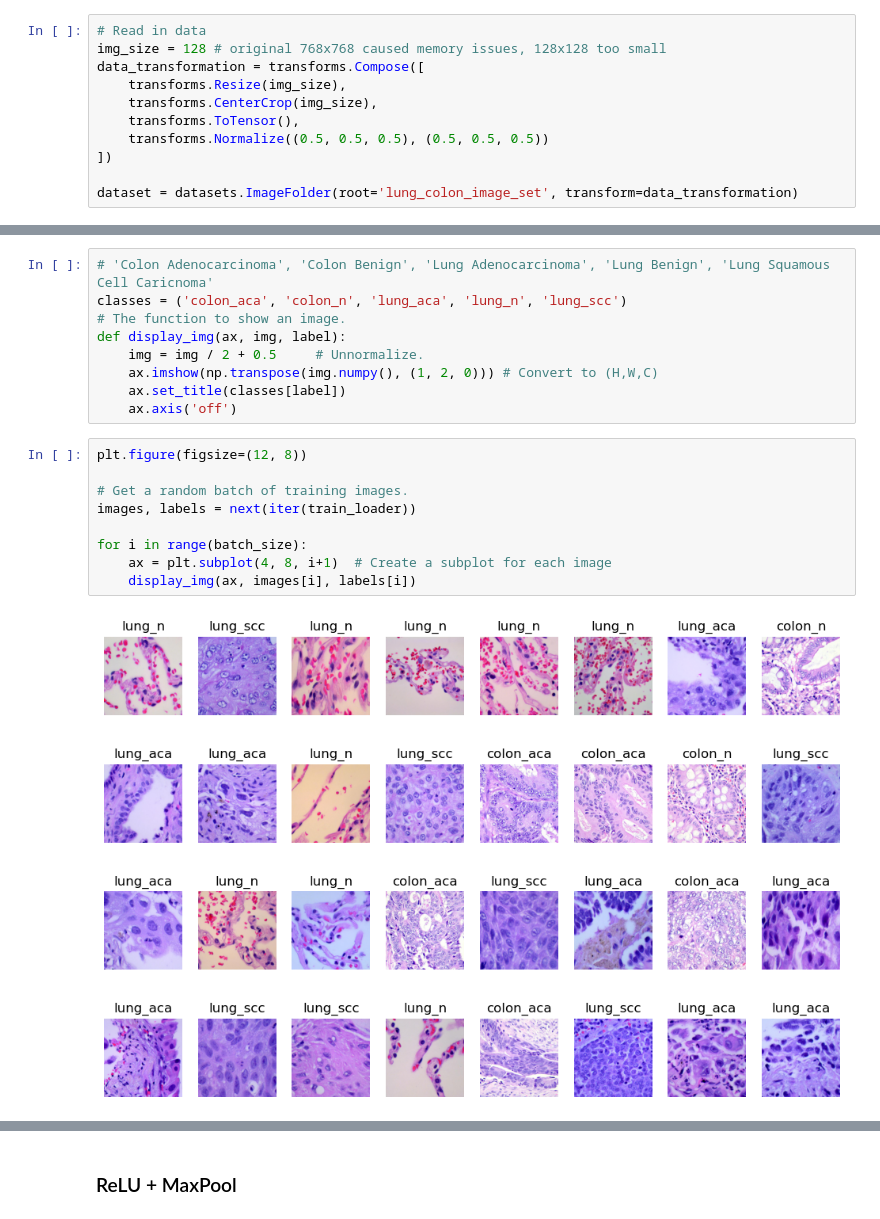
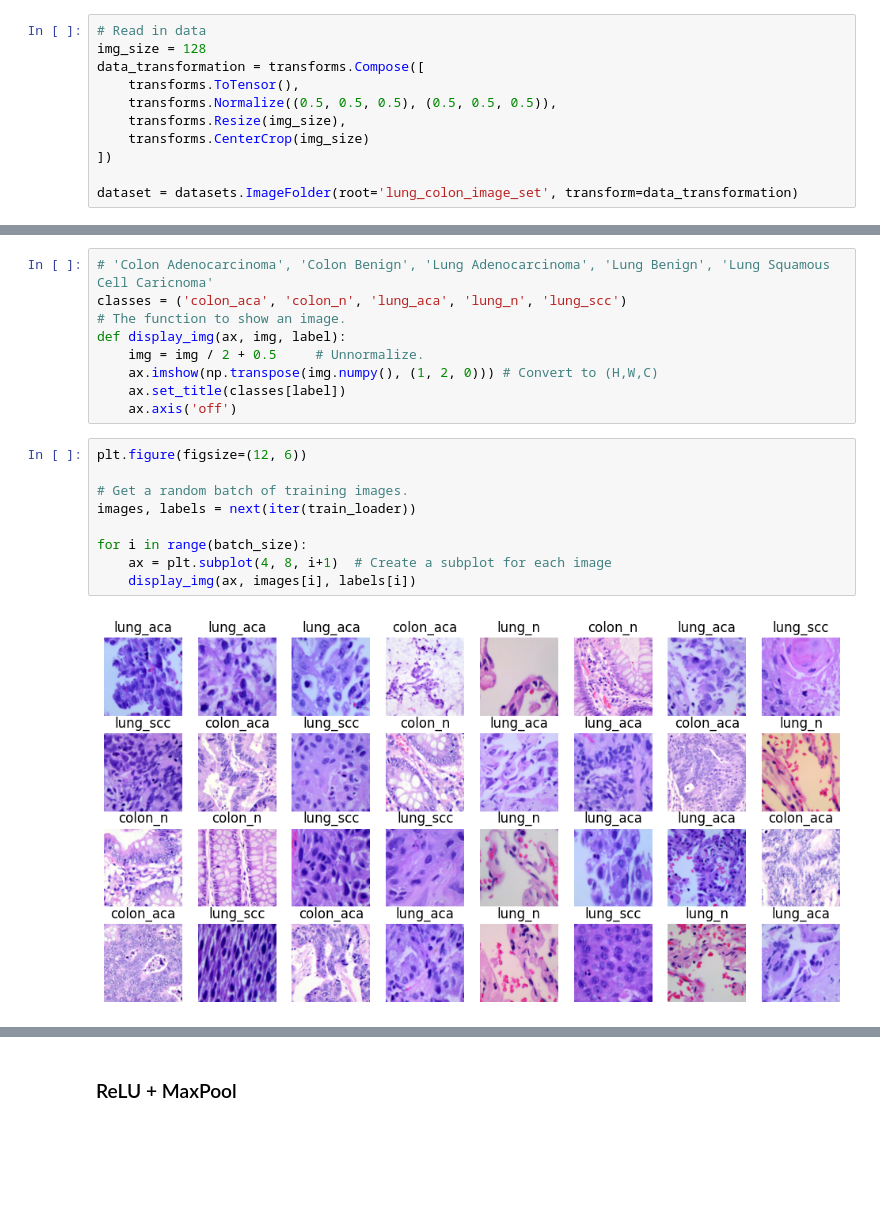
Before and after one commit to garrett-lam/CancerHistopathologyCNN, a Jupyter notebook: lung_colon_CNN.ipynb, the cells around one changed output, grey strips where cells are left out. Saved outputs shown, nothing was run; the diff lists cells and outputs as text; blank space fills up the shorter version.

```diff
--- a/lung_colon_CNN.ipynb
+++ b/lung_colon_CNN.ipynb
@@ -12,12 +14,12 @@ import torch.optim as optim
 ## **Data Preparation**
 # %%
 # Read in data
-img_size = 128 # original 768x768 caused memory issues, 128x128 too small
+img_size = 128
 data_transformation = transforms.Compose([
+    transforms.ToTensor(),
+    transforms.Normalize((0.5, 0.5, 0.5), (0.5, 0.5, 0.5)),
     transforms.Resize(img_size),
-    transforms.CenterCrop(img_size),
-    transforms.ToTensor(),
-    transforms.Normalize((0.5, 0.5, 0.5), (0.5, 0.5, 0.5))
+    transforms.CenterCrop(img_size)
 ])
 
 dataset = datasets.ImageFolder(root='lung_colon_image_set', transform=data_transformation)
@@ -50,16 +52,16 @@ def display_img(ax, img, label):
     ax.set_title(classes[label])
     ax.axis('off')
 # %%
-plt.figure(figsize=(12, 8))
+plt.figure(figsize=(12, 6))
 
 # Get a random batch of training images.
 images, labels = next(iter(train_loader))
 
 for i in range(batch_size):
     ax = plt.subplot(4, 8, i+1)  # Create a subplot for each image
     display_img(ax, images[i], labels[i])
 # %% [output]
-[figure, old version]
+[figure, new version]
 # %%
 # Set up device
 if torch.backends.mps.is_available(): # M1 Mac
```
Also changed, not shown: parts of 38 cells of this notebook, 1 other file.
